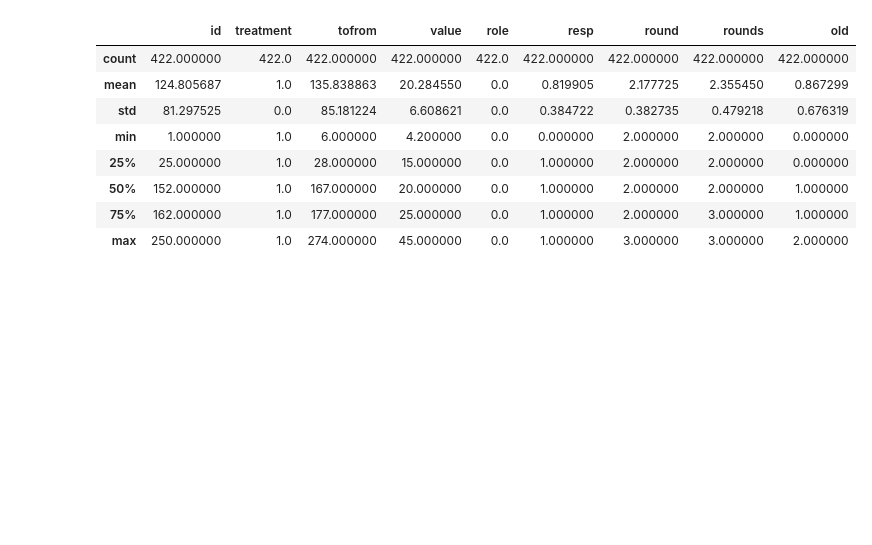
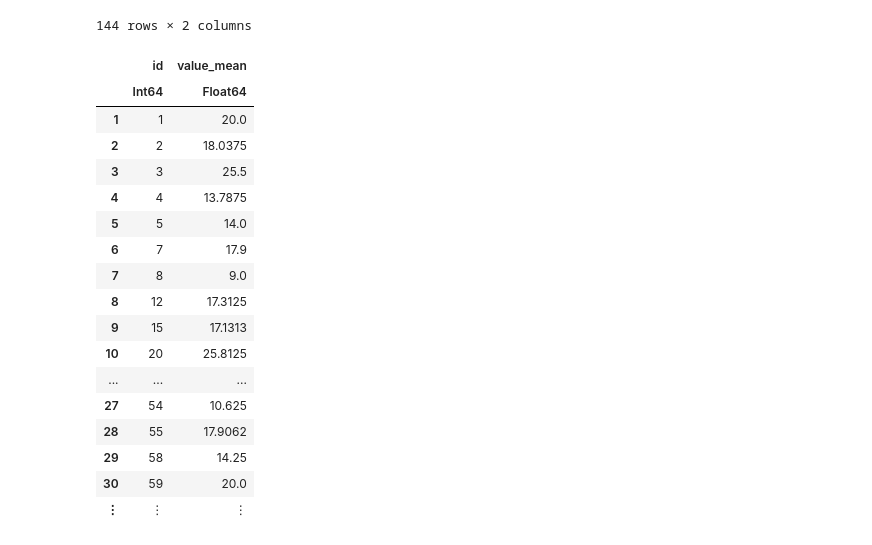
Before and after one commit to michaelpetersubc/notebooks, a Jupyter notebook: Econ515/ultimatum_game/ultimatum_game_julia.ipynb, the cells around one changed output. Saved outputs shown, nothing was run; the diff lists cells and outputs as text; code cells hidden in the pictures; blank space fills up the shorter version.

```diff
--- a/Econ515/ultimatum_game/ultimatum_game_julia.ipynb
+++ b/Econ515/ultimatum_game/ultimatum_game_julia.ipynb
@@ -1,8 +1,10 @@
 # %%
-using Pkg
+#using Pkg
 #Pkg.add("DataFrames")
-Pkg.add("FreqTables")
+#Pkg.add("CSV")
+#Pkg.add("Statistics")
 #or StatsBase.jl:
-using Pandas,FreqTables
-dataset = read_csv("datamerged2.csv");
+using DataFrames, CSV, Statistics
+dataset = CSV.read("datamerged2.csv", DataFrame)
+typeof(dataset)
 # %% [output]
@@ -24,3 +27,3 @@ describe(dataset)
 # %%
-query(dataset, :(treatment==1&value<6&(round==2||round==3)))
+subset = groupby(dataset, :id)
 # %% [output]
@@ -39,13 +68,22 @@ query(dataset, :(treatment==1&value<6&(round==2||round==3)))
 # %%
-subset = query(dataset, :(treatment==1&(round==2||round==3)))
-describe(subset)
+offers = combine(subset, :value => mean)
 # %% [output]
+144 rows × 2 columns
-|  | id | treatment | tofrom | value | role | resp | round | rounds | old |
-| count | 422.000000 | 422.0 | 422.000000 | 422.000000 | 422.0 | 422.000000 | 422.000000 | 422.000000 | 422.000000 |
-| mean | 124.805687 | 1.0 | 135.838863 | 20.284550 | 0.0 | 0.819905 | 2.177725 | 2.355450 | 0.867299 |
-| std | 81.297525 | 0.0 | 85.181224 | 6.608621 | 0.0 | 0.384722 | 0.382735 | 0.479218 | 0.676319 |
-| min | 1.000000 | 1.0 | 6.000000 | 4.200000 | 0.0 | 0.000000 | 2.000000 | 2.000000 | 0.000000 |
-| 25% | 25.000000 | 1.0 | 28.000000 | 15.000000 | 0.0 | 1.000000 | 2.000000 | 2.000000 | 0.000000 |
-| 50% | 152.000000 | 1.0 | 167.000000 | 20.000000 | 0.0 | 1.000000 | 2.000000 | 2.000000 | 1.000000 |
-| 75% | 162.000000 | 1.0 | 177.000000 | 25.000000 | 0.0 | 1.000000 | 2.000000 | 3.000000 | 1.000000 |
-| max | 250.000000 | 1.0 | 274.000000 | 45.000000 | 0.0 | 1.000000 | 3.000000 | 3.000000 | 2.000000 |
+|  | id | value_mean |
+|  | Int64 | Float64 |
+| 1 | 1 | 20.0 |
+| 2 | 2 | 18.0375 |
+| 3 | 3 | 25.5 |
+| 4 | 4 | 13.7875 |
+| 5 | 5 | 14.0 |
+| 6 | 7 | 17.9 |
+| 7 | 8 | 9.0 |
+| 8 | 12 | 17.3125 |
+| 9 | 15 | 17.1313 |
+| 10 | 20 | 25.8125 |
+| ... | ... | ... |
+| 27 | 54 | 10.625 |
+| 28 | 55 | 17.9062 |
+| 29 | 58 | 14.25 |
+| 30 | 59 | 20.0 |
+| ⋮ | ⋮ | ⋮ |
```
Also changed, not shown: parts of 6 cells of this notebook.
